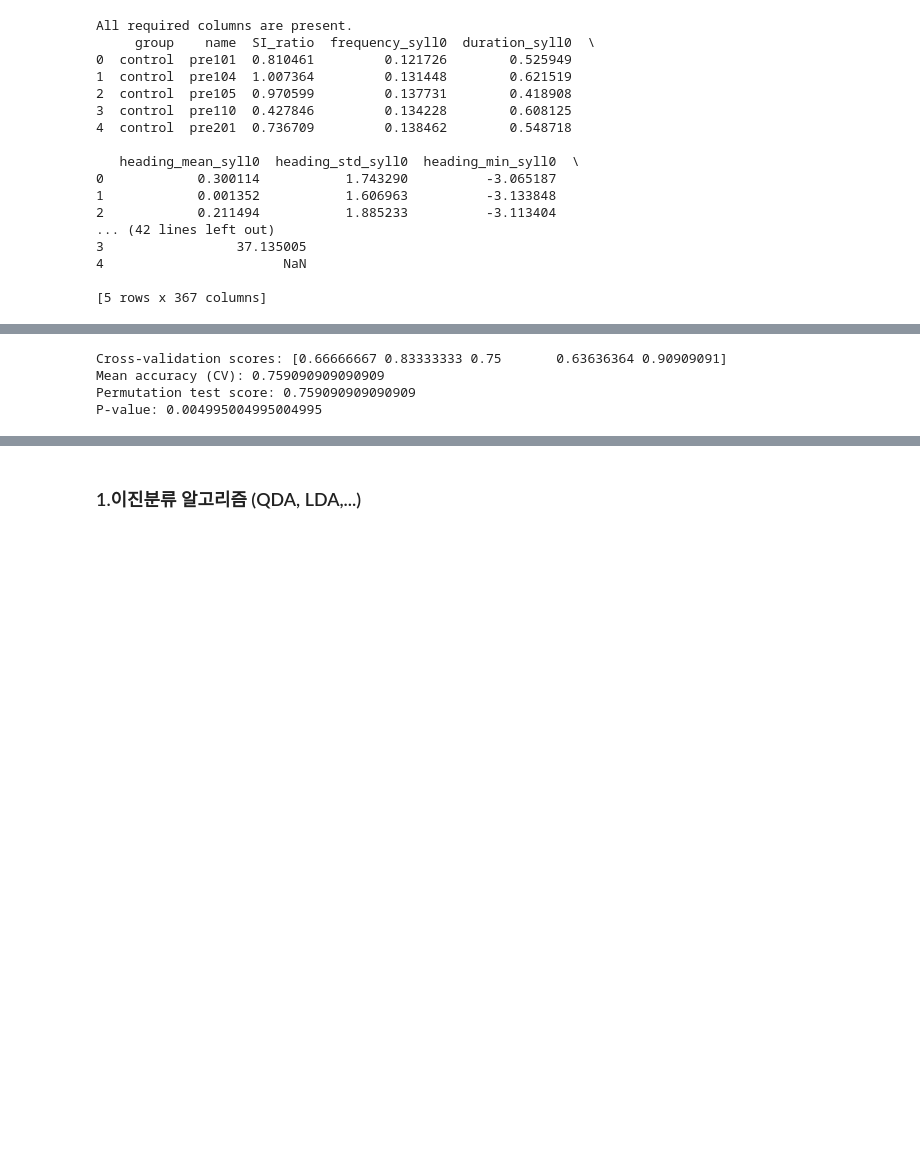
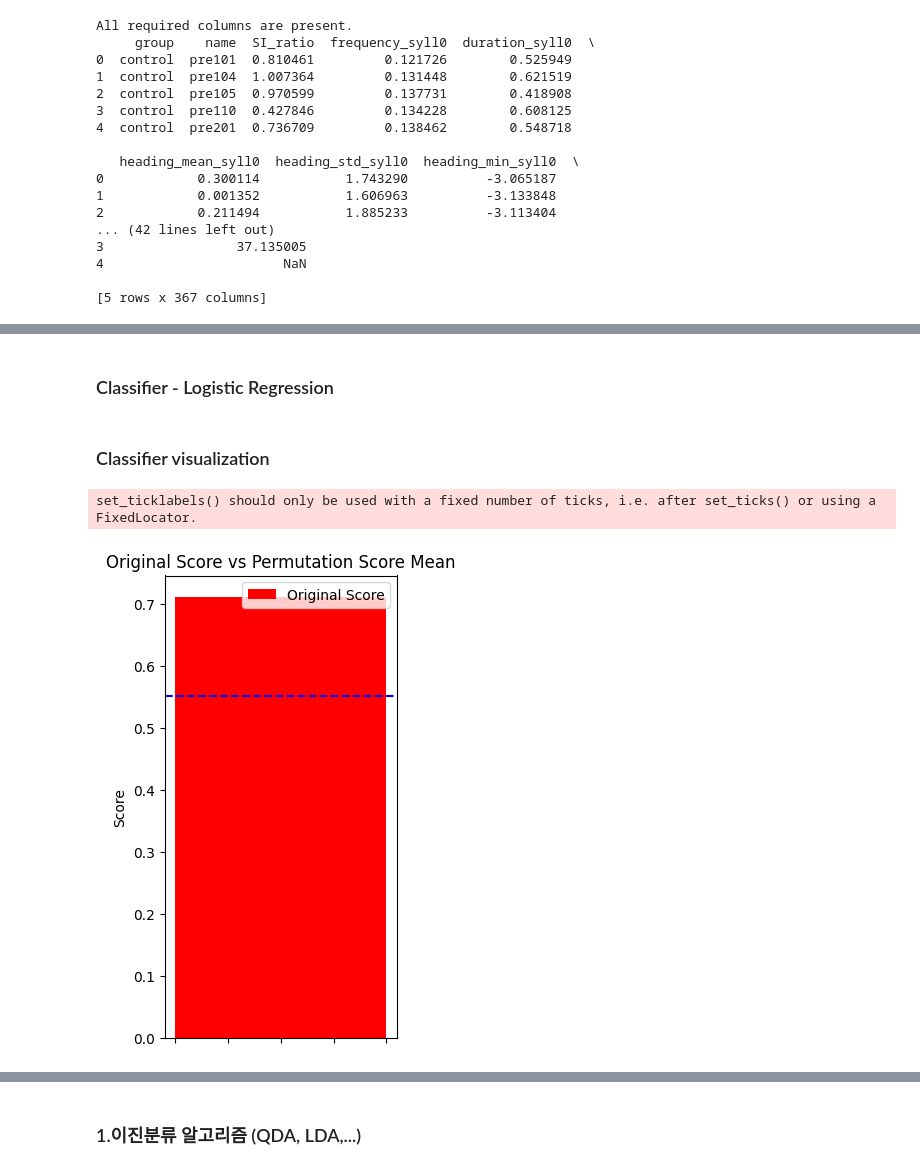
Before and after one commit to Junes94/keypoint-moseq, a Jupyter notebook: docs/source/afterSyll_June2.ipynb, the cells around one changed output, grey strips where cells are left out. Cells and saved outputs as stored; diff of their text form; code cells hidden in the pictures; blank space fills up the shorter version.

Commit message:
visualization for logistic classifier

```diff
--- a/docs/source/afterSyll_June2.ipynb
+++ b/docs/source/afterSyll_June2.ipynb
@@ -173,9 +125,13 @@ weighted avg       0.87      0.67      0.69        18
+# %% [markdown]
+### Classifier - Logistic Regression
 # %%
 from sklearn.model_selection import cross_val_score, permutation_test_score
+from sklearn.metrics import plot_confusion_matrix, roc_curve, auc
 from sklearn.model_selection import StratifiedKFold
 from sklearn.pipeline import make_pipeline
 from sklearn.impute import SimpleImputer
 from sklearn.preprocessing import StandardScaler
+from sklearn.linear_model import LogisticRegression
 
 group1 = 'resilient'
 group2 = 'susceptible'
@@ -193,7 +149,6 @@ y = filtered_df['group'].apply(lambda x: 1 if x == group1 else 0)  # resilient
 
 # StratifiedKFold로 더 정교한 교차 검증
 cv = StratifiedKFold(n_splits=5, shuffle=True, random_state=42)
-
 # 모델 파이프라인 구성
 model_pipeline = make_pipeline(
     #SimpleImputer(strategy="constant", fill_value=0),  # NaN 값을 0으로 대체
@@ -201,20 +156,46 @@ model_pipeline = make_pipeline(
     LogisticRegression(max_iter=1000)
 )
 
-# 교차 검증
-cross_val_scores = cross_val_score(model_pipeline, X, y, cv=cv, scoring='accuracy')
-
 # 순열 검증
 score, permutation_scores, pvalue = permutation_test_score(
     model_pipeline, X, y, scoring="accuracy", cv=cv, n_permutations=1000, random_state=42
 )
 
-print(f"Cross-validation scores: {cross_val_scores}")
-print(f"Mean accuracy (CV): {np.mean(cross_val_scores)}")
 print(f"Permutation test score: {score}")
 print(f"P-value: {pvalue}")
-# %% [output]
-Cross-validation scores: [0.66666667 0.83333333 0.75       0.63636364 0.90909091]
-Mean accuracy (CV): 0.759090909090909
-Permutation test score: 0.759090909090909
-P-value: 0.004995004995004995
+# %% [markdown]
+### Classifier visualization
+# %%
+import matplotlib.pyplot as plt
+import numpy as np
+
+# These are placeholder values and should be replaced with your actual data
+score = 0.71  # Your actual model score
+permutation_scores = np.random.normal(0.55, 0.05, 1000)  # An array of your permutation scores
+
+# Calculate the average of permutation scores
+perm_mean = np.mean(permutation_scores)
+
+# Create the plot
+fig, ax = plt.subplots(figsize=(3, 6))
+
+# Set the bar width
+bar_width = 0.1  # Make the bars thinner
+
+# Plot the original score and permutation score mean
+ax.bar(1, score, width=bar_width, color='red', label='Original Score')
+
+# Set plot details
+ax.set_ylabel('Score')
+ax.set_title('Original Score vs Permutation Score Mean')
+ax.set_xticklabels(['Original Score'])
+ax.legend()
+
+# Add a horizontal line for the permutation mean
+ax.axhline(perm_mean, color='blue', linestyle='--')
+
+# Show the plot
+plt.show()
+# %% [output]
+set_ticklabels() should only be used with a fixed number of ticks, i.e. after set_ticks() or using a FixedLocator.
+[figure, added]
```
Also changed, not shown: parts of 6 cells of this notebook.
